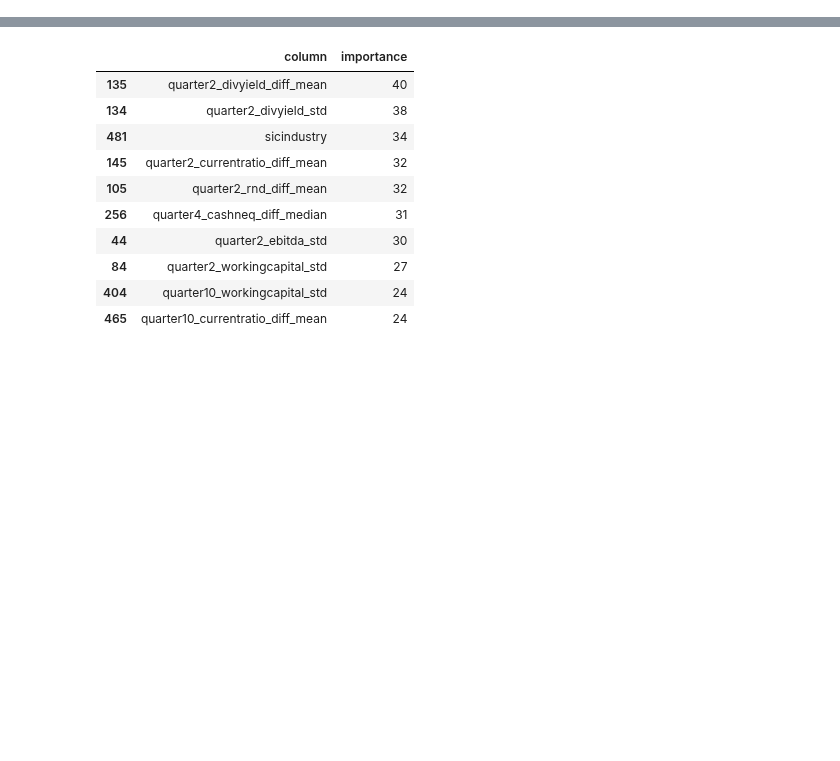
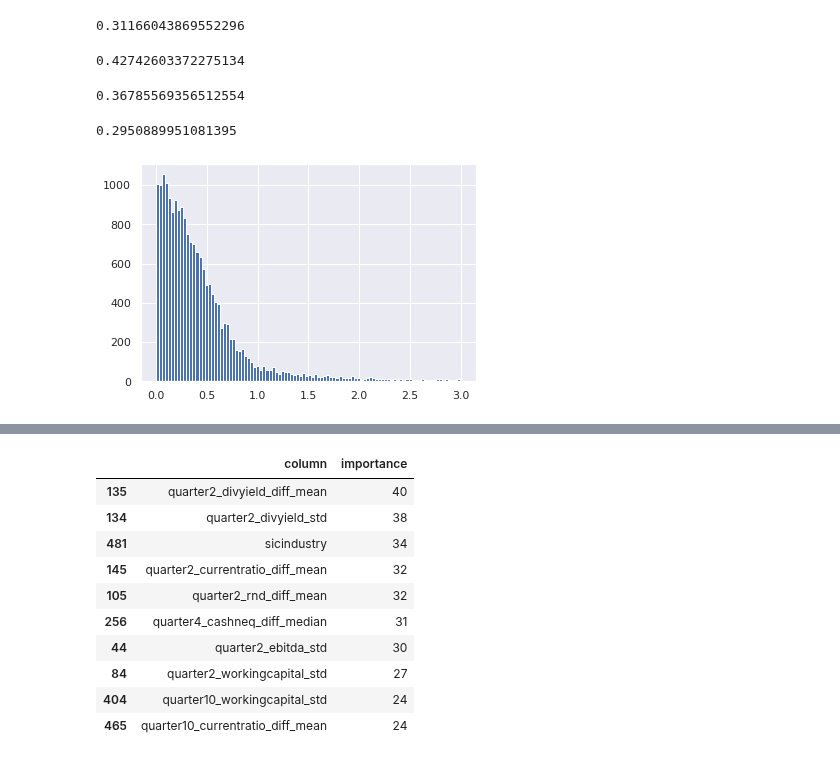
Before and after one commit to fartuk/ml_investment, a Jupyter notebook: dev.ipynb, the cells around one changed output, grey strips where cells are left out. Saved outputs shown, nothing was run; the diff lists cells and outputs as text; code cells hidden in the pictures; blank space fills up the shorter version.

```diff
--- a/dev.ipynb
+++ b/dev.ipynb
@@ -54,21 +51,26 @@ fc1 = QuarterlyFeatures(columns=columns,
 
 fc2 = BaseCompanyFeatures(cat_columns=cat_columns)
 
+fc3 = QuarterlyDiffFeatures(columns=columns,
+                            compare_idxs=[1, 4],
+                            max_back_quarter=10)
+
 feature = FeatureMerger(fc1, fc2, on='ticker')
-target = QuarterlyTarget(col='marketcap', quarter_shift=0)
+
+feature = FeatureMerger(feature, fc3, on=['ticker', 'date'])
+
+
+#target = QuarterlyTarget(col='marketcap', quarter_shift=0)
 target = QuarterlyDiffTarget(col='marketcap')
 
-base_model = AnsambleModel(base_models=[lgbm.sklearn.LGBMRegressor(),
-                                        ctb.CatBoostRegressor(verbose=False)],
+base_model = AnsambleModel(base_models=[LogExpModel(lgbm.sklearn.LGBMRegressor()),
+                                        LogExpModel(ctb.CatBoostRegressor(verbose=False))],
                            bagging_fraction=0.7, model_cnt=20)
 
-# lgbm.sklearn.LGBMRegressor()
-# ctb.CatBoostRegressor(verbose=False)
-model = GroupedOOFModel(lgbm.sklearn.LGBMRegressor(), fold_cnt=5)
-#model = GroupedOOFModel(lgbm.sklearn.LGBMRegressor(learning_rate=0.02, n_estimators=500), fold_cnt=5)
+model = GroupedOOFModel(ctb.CatBoostRegressor(verbose=False),
+                        group_column='ticker', fold_cnt=5)
 
-
-mc_pipeline = pipelines.marketcap.MarketcapPipeline(feature, target, model)
+mc_pipeline = BasePipeline(feature, target, model, median_absolute_relative_error)
 mc_pipeline.fit(config, ticker_list)
-#mc_pipeline.export_core('models_data/ans')
+#mc_pipeline.export_core('models_data/ctb')
 # %% [output]
@@ -75,0 +129,2 @@ mc_pipeline.fit(config, ticker_list)
+# %%
+pred = mc_pipeline.core['model'].predict(X)
@@ -75,0 +133,7 @@ mc_pipeline.fit(config, ticker_list)
+# %%
+X = feature.calculate(config['sf1_data_path'], ticker_list)
+y = target.calculate(config['sf1_data_path'],
+                                  X.index.to_frame(index=False))
+leave_mask = (y['y'].isnull() == False)
+y = y[leave_mask]#.reset_index(drop=True)
+X = X[leave_mask]
@@ -75,0 +156,6 @@ mc_pipeline.fit(config, ticker_list)
+# %%
+gt = y['y'].values
+mask = gt != 0
+pred = pred[mask]
+gt = gt[mask]
+np.abs((gt - pred) / gt).mean()
@@ -75,0 +168,8 @@ mc_pipeline.fit(config, ticker_list)
+# %%
+np.median(arr)
+# %% [output]
+0.31166043869552296
+# %%
+arr.mean()
+# %% [output]
+0.42742603372275134
@@ -75,0 +179,15 @@ mc_pipeline.fit(config, ticker_list)
+# %%
+arr.mean()
+# %% [output]
+0.36785569356512554
+# %%
+np.median(arr)
+# %% [output]
+0.2950889951081395
+# %%
+arr = np.abs((gt - pred) / gt)
+arr = arr[arr < 3]
+plt.hist(arr, bins=100)
+plt.show()
+# %% [output]
+[figure, added]
```
Also changed, not shown: parts of 63 cells of this notebook, 11 other files.
